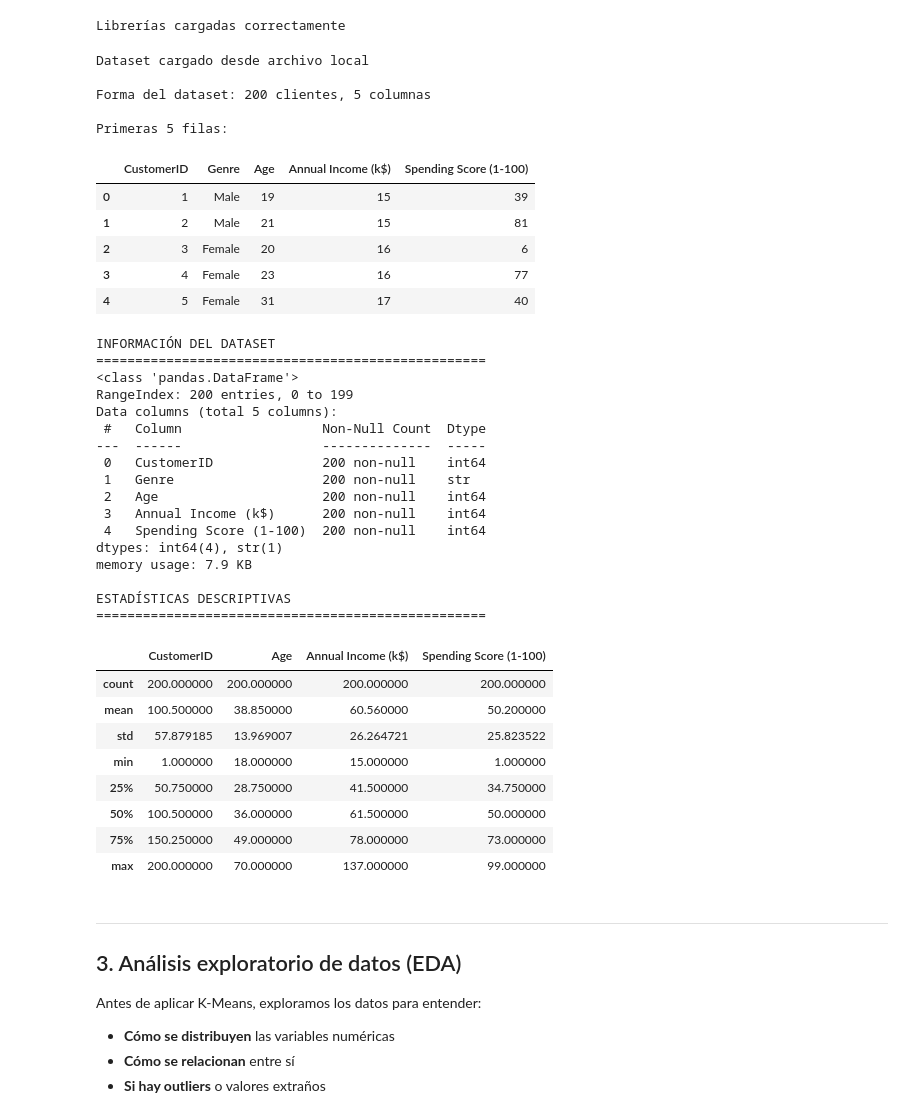
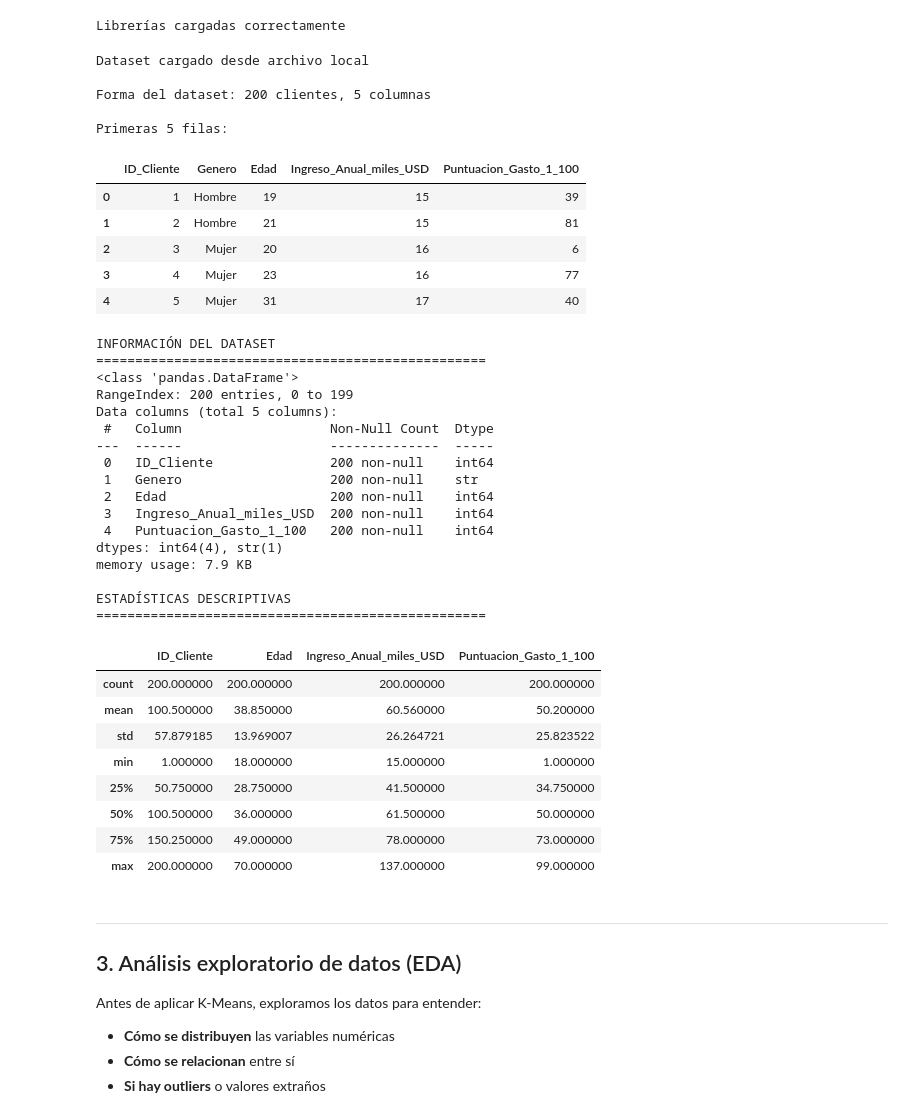
Before and after one commit to XzJulian0711/Grupo5_kmeans_IA, a Jupyter notebook: notebooks/Grupo5_Notebook2_Librerias_FINAL.ipynb, the cells around one changed output. Cells and saved outputs as stored; diff of their text form; code cells hidden in the pictures.

```diff
--- a/notebooks/Grupo5_Notebook2_Librerias_FINAL.ipynb
+++ b/notebooks/Grupo5_Notebook2_Librerias_FINAL.ipynb
@@ -90,29 +90,23 @@ print("Librerías cargadas correctamente")
 Librerías cargadas correctamente
 # %%
 # Cargar dataset Mall Customers (intenta archivo local, si no existe descarga desde URL)
-try:
-    df = pd.read_csv('../data/Mall_Customers.csv')
-    print("Dataset cargado desde archivo local")
-except FileNotFoundError:
-    url = "https://raw.githubusercontent.com/SteffiPeTaffy/machineLearningAZ/master/Machine%20Learning%20A-Z%20Template%20Folder/Part%204%20-%20Clustering/Section%2024%20-%20K-Means%20Clustering/Mall_Customers.csv"
-    df = pd.read_csv(url)
-    print("Dataset descargado desde URL pública")
-
+df = pd.read_csv('../data/Mall_Customers_Limpio.csv')
+print("Dataset cargado desde archivo local")
 print(f"\nForma del dataset: {df.shape[0]} clientes, {df.shape[1]} columnas")
 print("\nPrimeras 5 filas:")
 df.head()
 # %% [output]
 Dataset cargado desde archivo local
 
 Forma del dataset: 200 clientes, 5 columnas
 
 Primeras 5 filas:
-|  | CustomerID | Genre | Age | Annual Income (k$) | Spending Score (1-100) |
-| 0 | 1 | Male | 19 | 15 | 39 |
-| 1 | 2 | Male | 21 | 15 | 81 |
-| 2 | 3 | Female | 20 | 16 | 6 |
-| 3 | 4 | Female | 23 | 16 | 77 |
-| 4 | 5 | Female | 31 | 17 | 40 |
+|  | ID_Cliente | Genero | Edad | Ingreso_Anual_miles_USD | Puntuacion_Gasto_1_100 |
+| 0 | 1 | Hombre | 19 | 15 | 39 |
+| 1 | 2 | Hombre | 21 | 15 | 81 |
+| 2 | 3 | Mujer | 20 | 16 | 6 |
+| 3 | 4 | Mujer | 23 | 16 | 77 |
+| 4 | 5 | Mujer | 31 | 17 | 40 |
 # %%
 print("INFORMACIÓN DEL DATASET")
 print("="*50)
@@ -127,19 +121,19 @@ INFORMACIÓN DEL DATASET
 <class 'pandas.DataFrame'>
 RangeIndex: 200 entries, 0 to 199
 Data columns (total 5 columns):
- #   Column                  Non-Null Count  Dtype
----  ------                  --------------  -----
- 0   CustomerID              200 non-null    int64
- 1   Genre                   200 non-null    str
- 2   Age                     200 non-null    int64
- 3   Annual Income (k$)      200 non-null    int64
- 4   Spending Score (1-100)  200 non-null    int64
+ #   Column                   Non-Null Count  Dtype
+---  ------                   --------------  -----
+ 0   ID_Cliente               200 non-null    int64
+ 1   Genero                   200 non-null    str
+ 2   Edad                     200 non-null    int64
+ 3   Ingreso_Anual_miles_USD  200 non-null    int64
+ 4   Puntuacion_Gasto_1_100   200 non-null    int64
 dtypes: int64(4), str(1)
 memory usage: 7.9 KB
 
 ESTADÍSTICAS DESCRIPTIVAS
 ==================================================
-|  | CustomerID | Age | Annual Income (k$) | Spending Score (1-100) |
+|  | ID_Cliente | Edad | Ingreso_Anual_miles_USD | Puntuacion_Gasto_1_100 |
 | count | 200.000000 | 200.000000 | 200.000000 | 200.000000 |
 | mean | 100.500000 | 38.850000 | 60.560000 | 50.200000 |
 | std | 57.879185 | 13.969007 | 26.264721 | 25.823522 |
```
Also changed, not shown: parts of 5 cells of this notebook.
